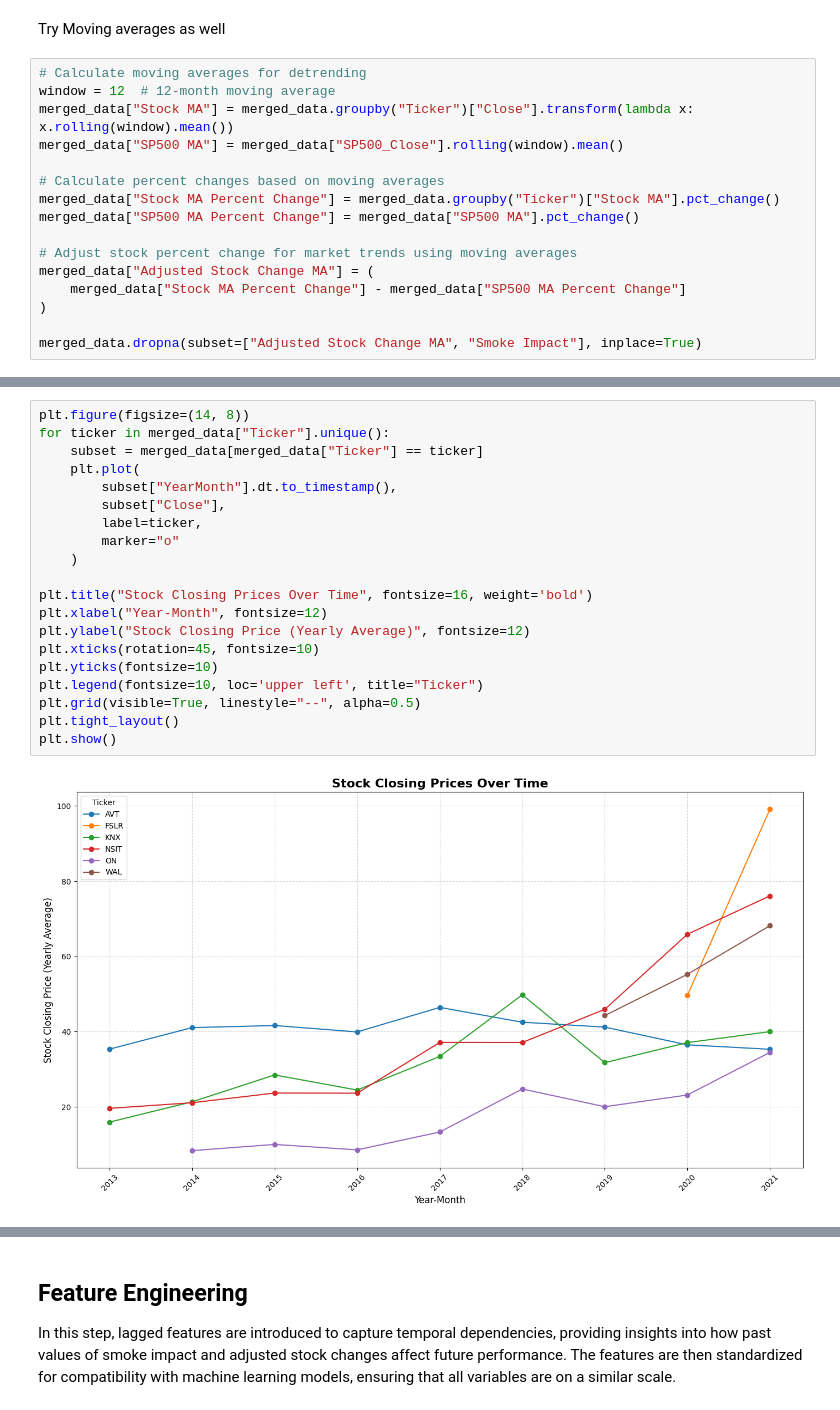
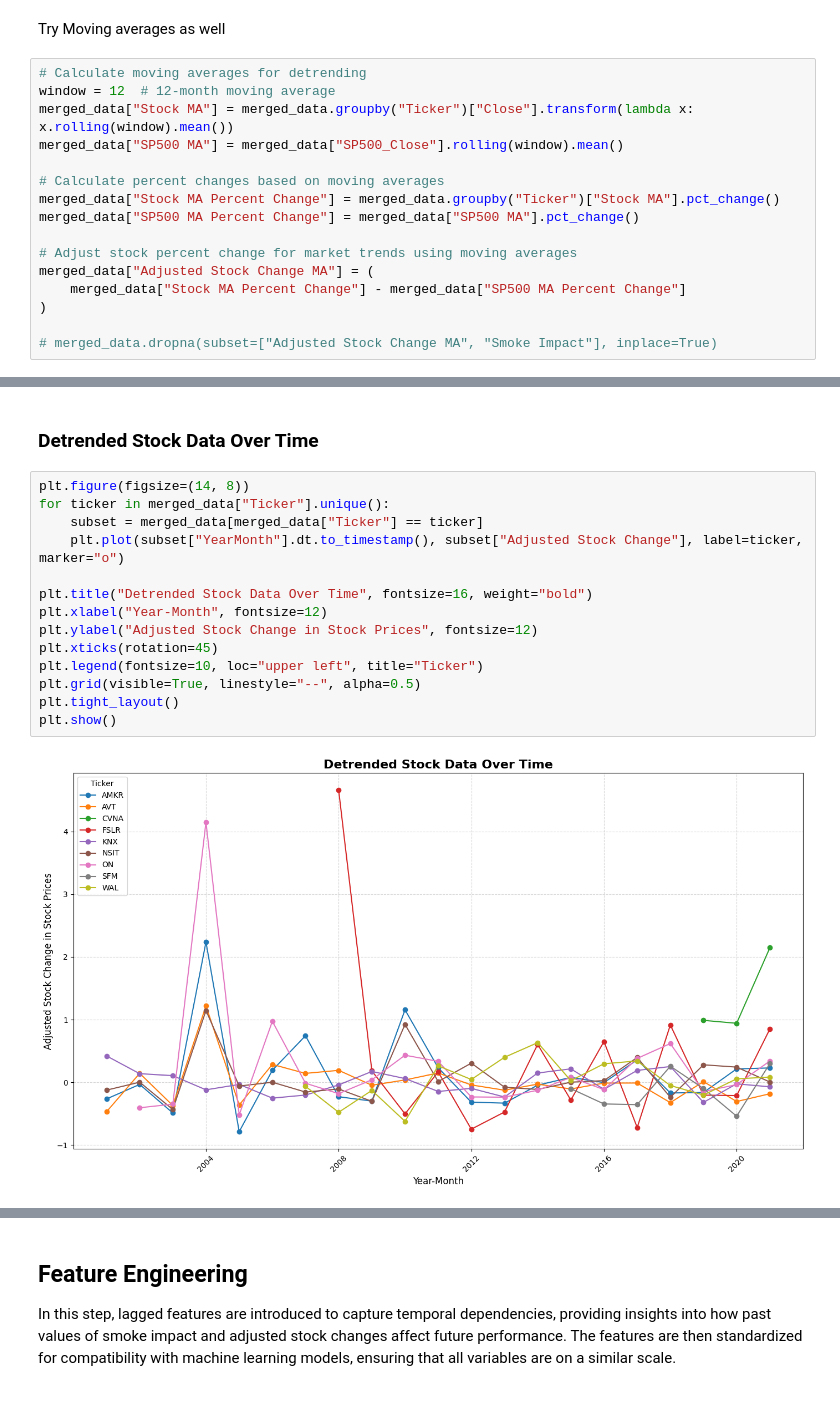
Before and after one commit to apeled/data-512-course_project, a Jupyter notebook: extension_analysis_2.ipynb, the cells around one changed output, grey strips where cells are left out. Saved outputs shown, nothing was run; the diff lists cells and outputs as text.

```diff
--- a/extension_analysis_2.ipynb
+++ b/extension_analysis_2.ipynb
@@ -138,7 +145,7 @@ merged_data["Adjusted Stock Change MA"] = (
     merged_data["Stock MA Percent Change"] - merged_data["SP500 MA Percent Change"]
 )
 
-merged_data.dropna(subset=["Adjusted Stock Change MA", "Smoke Impact"], inplace=True)
+# merged_data.dropna(subset=["Adjusted Stock Change MA", "Smoke Impact"], inplace=True)
 # %%
 merged_data[merged_data['Ticker'] == 'ON']
 # %% [output]
@@ -154,22 +229,18 @@ merged_data[merged_data['Ticker'] == 'ON']
+# %% [markdown]
+### Detrended Stock Data Over Time
 # %%
 plt.figure(figsize=(14, 8))
 for ticker in merged_data["Ticker"].unique():
     subset = merged_data[merged_data["Ticker"] == ticker]
-    plt.plot(
-        subset["YearMonth"].dt.to_timestamp(),
-        subset["Close"],
-        label=ticker,
-        marker="o"
-    )
+    plt.plot(subset["YearMonth"].dt.to_timestamp(), subset["Adjusted Stock Change"], label=ticker, marker="o")
 
-plt.title("Stock Closing Prices Over Time", fontsize=16, weight='bold')
+plt.title("Detrended Stock Data Over Time", fontsize=16, weight="bold")
 plt.xlabel("Year-Month", fontsize=12)
-plt.ylabel("Stock Closing Price (Yearly Average)", fontsize=12)
-plt.xticks(rotation=45, fontsize=10)
-plt.yticks(fontsize=10)
-plt.legend(fontsize=10, loc='upper left', title="Ticker")
+plt.ylabel("Adjusted Stock Change in Stock Prices", fontsize=12)
+plt.xticks(rotation=45)
+plt.legend(fontsize=10, loc="upper left", title="Ticker")
 plt.grid(visible=True, linestyle="--", alpha=0.5)
 plt.tight_layout()
 plt.show()
 # %% [output]
-[figure, old version]
+[figure, new version]
```
Also changed, not shown: parts of 60 cells of this notebook.
